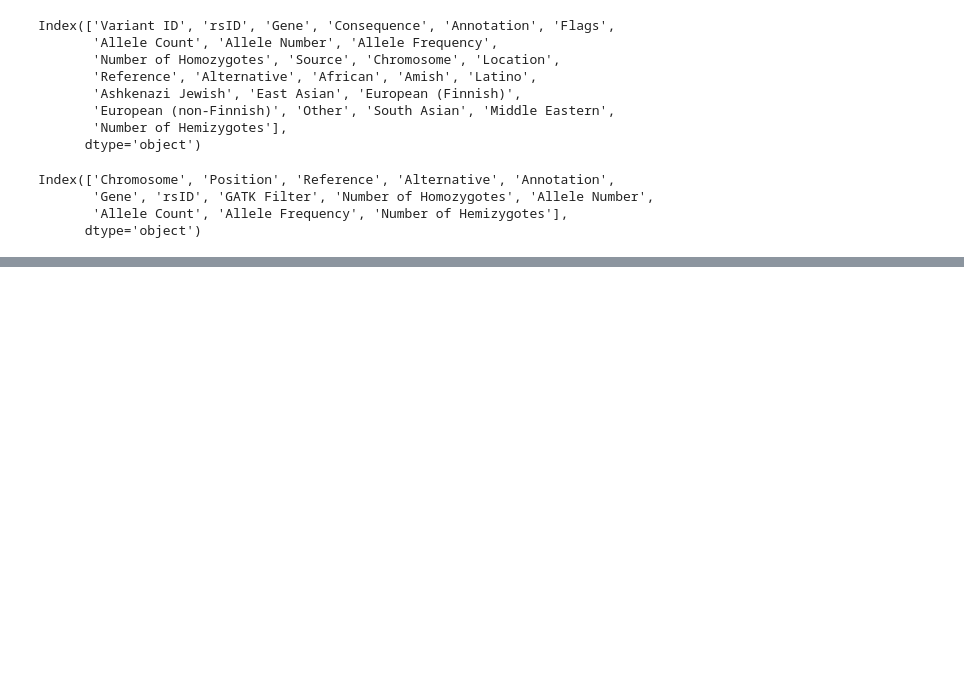
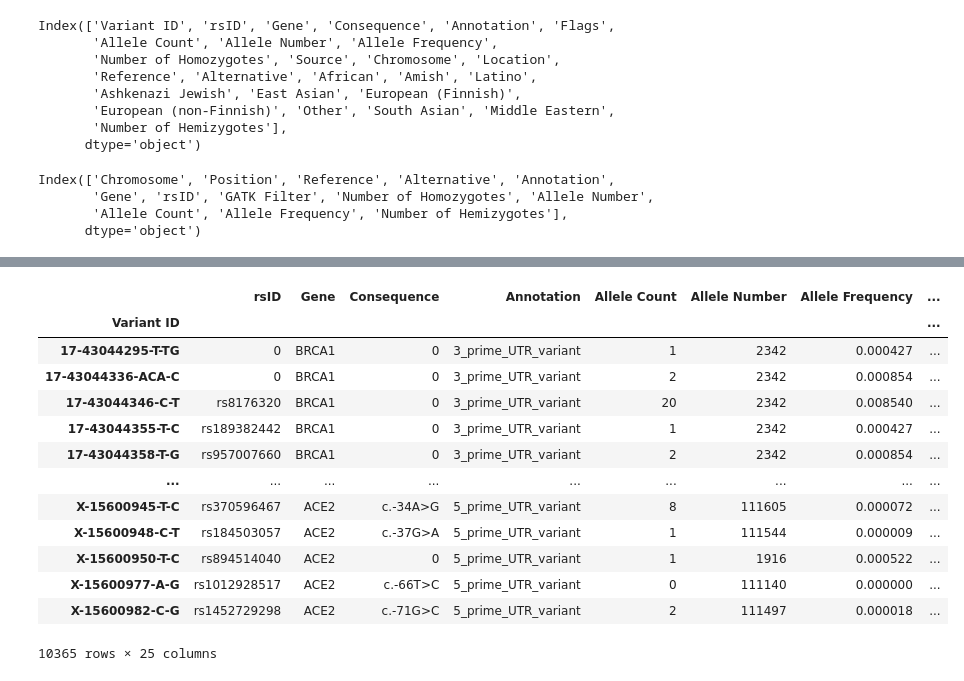
Before and after one commit to bioinfo-hcpa/biovars, a Jupyter notebook: notebooks/integration.ipynb, the cells around one changed output, grey strips where cells are left out. Cells and saved outputs as stored; diff of their text form; code cells hidden in the pictures; blank space fills up the shorter version.

```diff
--- a/notebooks/integration.ipynb
+++ b/notebooks/integration.ipynb
@@ -177,0 +145,26 @@ def prepare_gnomad_integration(gnomad_df):
+# %%
+# Concatenate overlapped variants
+
+a38_rep = a38.loc[same_indexes]
+g38_rep = deepcopy(g38.loc[same_indexes])
+
+new_allele_freq = []
+for row in g38_rep.iterrows():
+    variant_id = row[0]
+    content = row[1]
+
+    g38_rep.at[variant_id, 'Allele Count'] +=  a38_rep.loc[variant_id, 'Allele Count']
+    g38_rep.at[variant_id, 'Allele Number'] +=  a38_rep.loc[variant_id, 'Allele Number']
+    g38_rep.at[variant_id, 'Number of Homozygotes'] +=  a38_rep.loc[variant_id, 'Number of Homozygotes']
+    g38_rep.at[variant_id, 'Number of Hemizygotes'] +=  a38_rep.loc[variant_id, 'Number of Hemizygotes']
+
+    if g38_rep.at[variant_id, 'Allele Number'] != 0:
+        new_allele_freq.append(
+            g38_rep.at[variant_id, 'Allele Count'] / g38_rep.at[variant_id, 'Allele Number']
+        )
+    else:
+        new_allele_freq.append(0)
+
+g38_rep['Allele Frequency'] = new_allele_freq
+g38_rep = g38_rep.fillna(0)
+g38_rep['Brazilian'] = a38_rep['Brazilian']
@@ -177,0 +182,17 @@ def prepare_gnomad_integration(gnomad_df):
+# %%
+pd.concat([diff, g38_rep]).sort_values(['Chromosome', 'Location'], ascending=[True, True])
+# %% [output]
+|  | rsID | Gene | Consequence | Annotation | Allele Count | Allele Number | Allele Frequency | ... |
+| Variant ID |  |  |  |  |  |  |  | ... |
+| 17-43044295-T-TG | 0 | BRCA1 | 0 | 3_prime_UTR_variant | 1 | 2342 | 0.000427 | ... |
+| 17-43044336-ACA-C | 0 | BRCA1 | 0 | 3_prime_UTR_variant | 2 | 2342 | 0.000854 | ... |
+| 17-43044346-C-T | rs8176320 | BRCA1 | 0 | 3_prime_UTR_variant | 20 | 2342 | 0.008540 | ... |
+| 17-43044355-T-C | rs189382442 | BRCA1 | 0 | 3_prime_UTR_variant | 1 | 2342 | 0.000427 | ... |
+| 17-43044358-T-G | rs957007660 | BRCA1 | 0 | 3_prime_UTR_variant | 2 | 2342 | 0.000854 | ... |
+| ... | ... | ... | ... | ... | ... | ... | ... | ... |
+| X-15600945-T-C | rs370596467 | ACE2 | c.-34A>G | 5_prime_UTR_variant | 8 | 111605 | 0.000072 | ... |
+| X-15600948-C-T | rs184503057 | ACE2 | c.-37G>A | 5_prime_UTR_variant | 1 | 111544 | 0.000009 | ... |
+| X-15600950-T-C | rs894514040 | ACE2 | 0 | 5_prime_UTR_variant | 1 | 1916 | 0.000522 | ... |
+| X-15600977-A-G | rs1012928517 | ACE2 | c.-66T>C | 5_prime_UTR_variant | 0 | 111140 | 0.000000 | ... |
+| X-15600982-C-G | rs1452729298 | ACE2 | c.-71G>C | 5_prime_UTR_variant | 2 | 111497 | 0.000018 | ... |
+10365 rows × 25 columns
```
Also changed, not shown: parts of 9 cells of this notebook, 1 other file.
